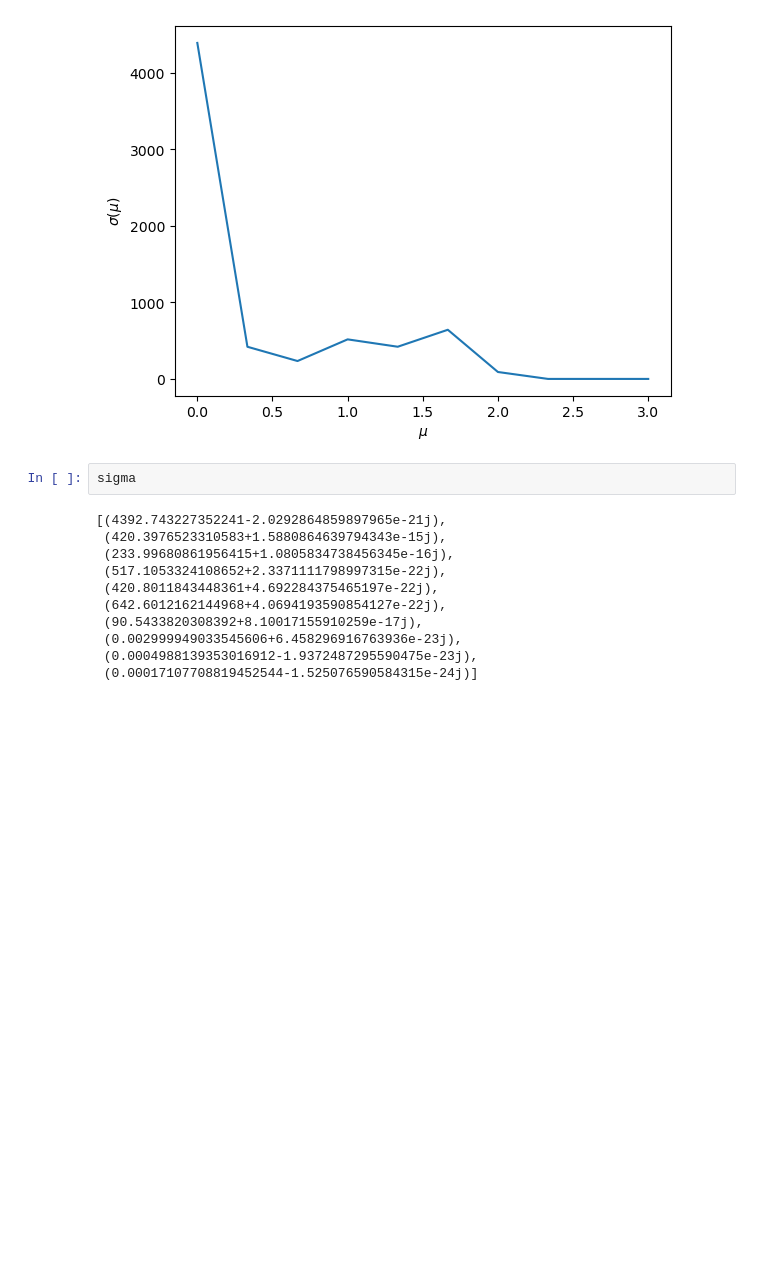
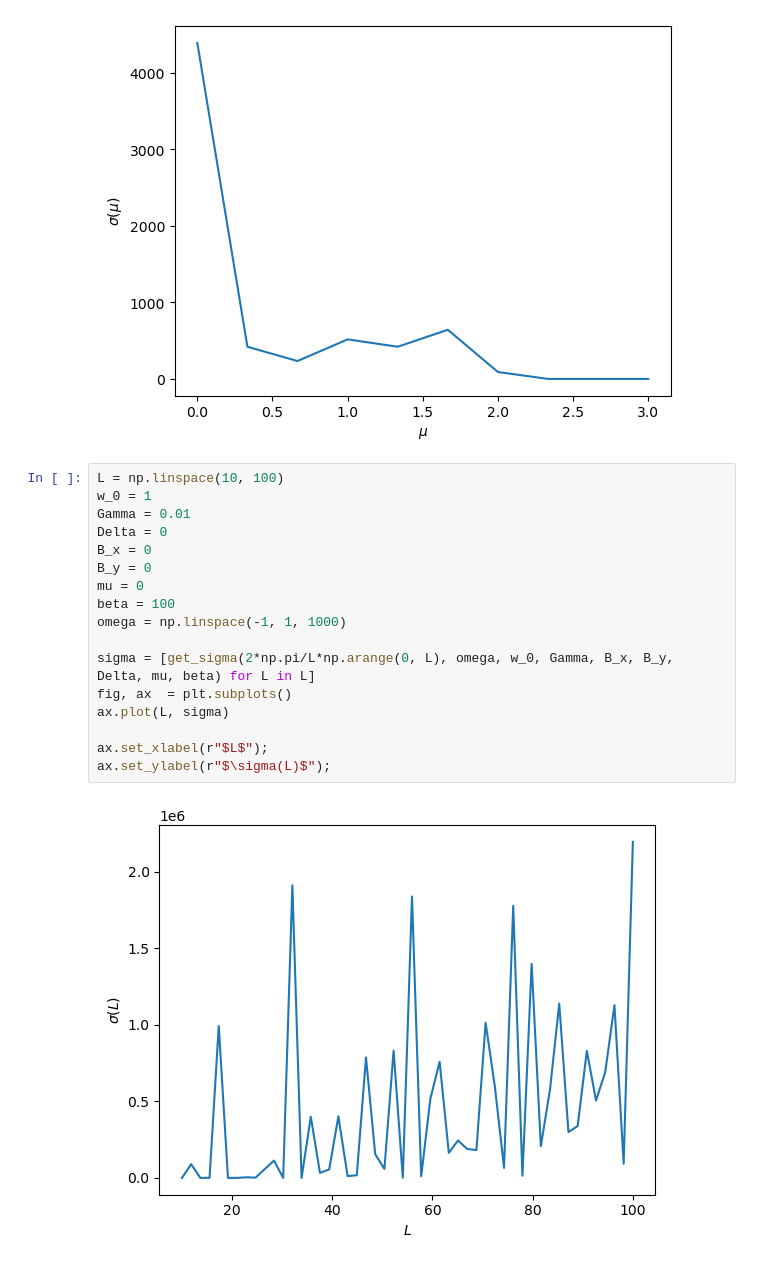
Before and after one commit to gabriel-rodriguez-ruiz/DC-superconductivity, a Jupyter notebook: Superconductor_1D_without_SOC.ipynb, the cells around one changed output. Drawn from its saved outputs; the diff is of its cells as text; blank space fills up the shorter version.

```diff
--- a/Superconductor_1D_without_SOC.ipynb
+++ b/Superconductor_1D_without_SOC.ipynb
@@ -250,15 +250,21 @@ ax.set_ylabel(r"$\sigma(\mu)$");
 # %% [output]
 [figure]
 # %%
-sigma
+L = np.linspace(10, 100)
+w_0 = 1
+Gamma = 0.01
+Delta = 0
+B_x = 0
+B_y = 0
+mu = 0
+beta = 100
+omega = np.linspace(-1, 1, 1000)
+
+sigma = [get_sigma(2*np.pi/L*np.arange(0, L), omega, w_0, Gamma, B_x, B_y, Delta, mu, beta) for L in L]
+fig, ax  = plt.subplots()
+ax.plot(L, sigma)
+
+ax.set_xlabel(r"$L$");
+ax.set_ylabel(r"$\sigma(L)$");
 # %% [output]
-[(4392.743227352241-2.0292864859897965e-21j),
- (420.3976523310583+1.5880864639794343e-15j),
- (233.99680861956415+1.0805834738456345e-16j),
- (517.1053324108652+2.3371111798997315e-22j),
- (420.8011843448361+4.692284375465197e-22j),
- (642.6012162144968+4.0694193590854127e-22j),
- (90.5433820308392+8.10017155910259e-17j),
- (0.002999949033545606+6.458296916763936e-23j),
- (0.0004988139353016912-1.9372487295590475e-23j),
- (0.00017107708819452544-1.525076590584315e-24j)]
+[figure, added]
```
Also changed, not shown: parts of 5 cells of this notebook, 4 other files.
